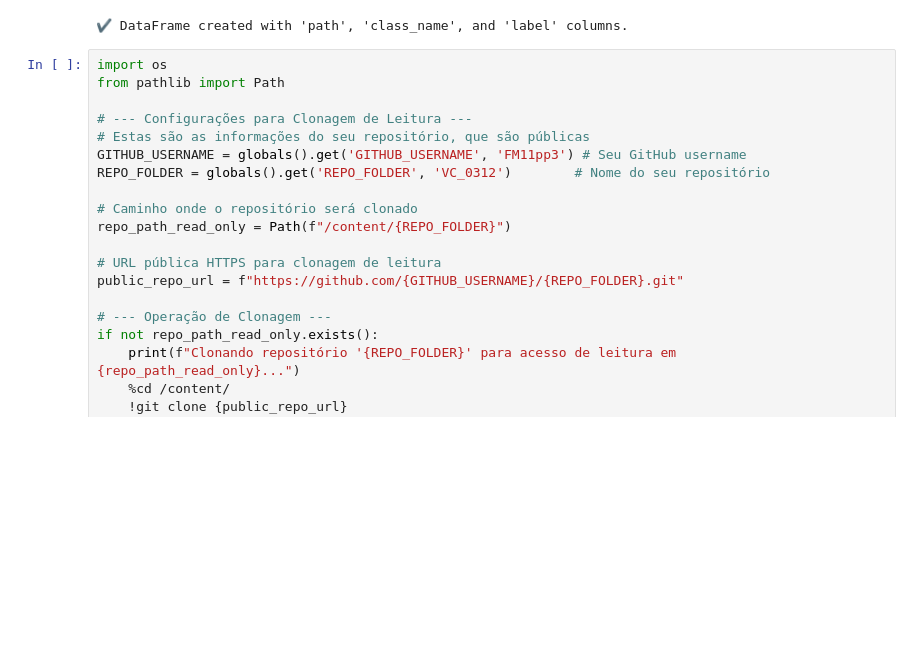
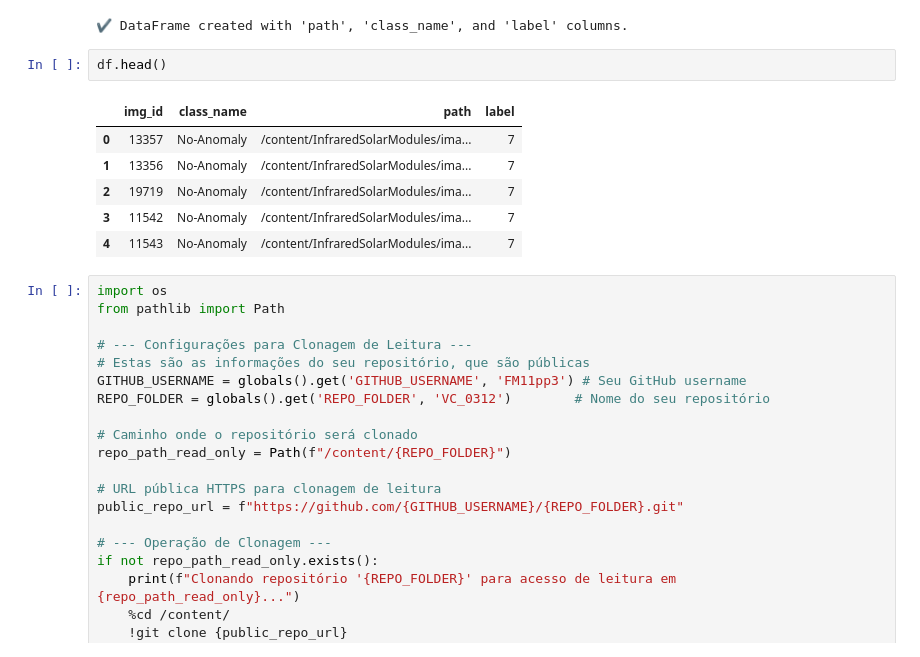
Before and after one commit to FM11pp3/VC_0312, a Jupyter notebook: Untitled0_full.ipynb, the cells around one changed output. Cells and saved outputs as stored; diff of their text form; blank space fills up the shorter version.

```diff
--- a/Untitled0_full.ipynb
+++ b/Untitled0_full.ipynb
@@ -85,6 +85,15 @@ df['label'] = df['class_name'].map(classes_map)
 print("✔️ DataFrame created with 'path', 'class_name', and 'label' columns.")
 # %% [output]
 ✔️ DataFrame created with 'path', 'class_name', and 'label' columns.
+# %%
+df.head()
+# %% [output]
+|  | img_id | class_name | path | label |
+| 0 | 13357 | No-Anomaly | /content/InfraredSolarModules/ima... | 7 |
+| 1 | 13356 | No-Anomaly | /content/InfraredSolarModules/ima... | 7 |
+| 2 | 19719 | No-Anomaly | /content/InfraredSolarModules/ima... | 7 |
+| 3 | 11542 | No-Anomaly | /content/InfraredSolarModules/ima... | 7 |
+| 4 | 11543 | No-Anomaly | /content/InfraredSolarModules/ima... | 7 |
 # %%
 import os
 from pathlib import Path
```
Also changed, not shown: parts of 2 cells of this notebook.
